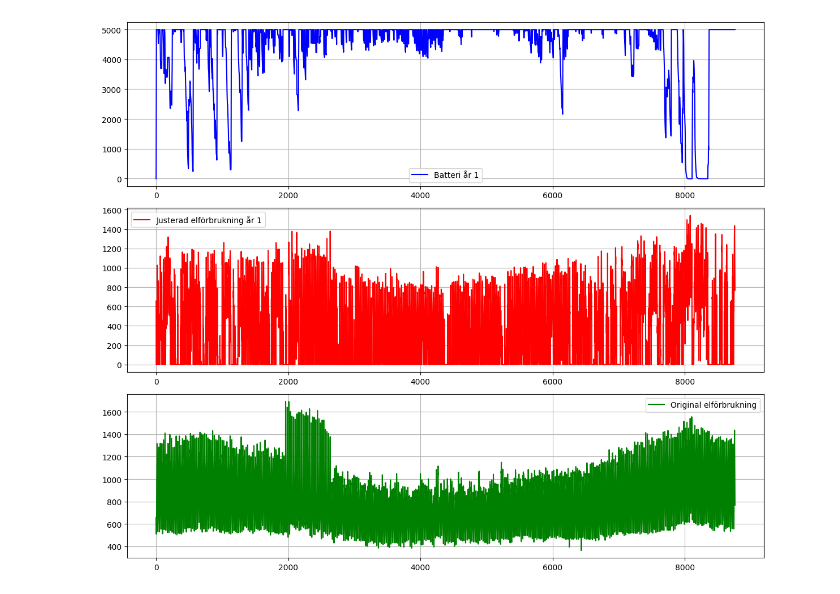
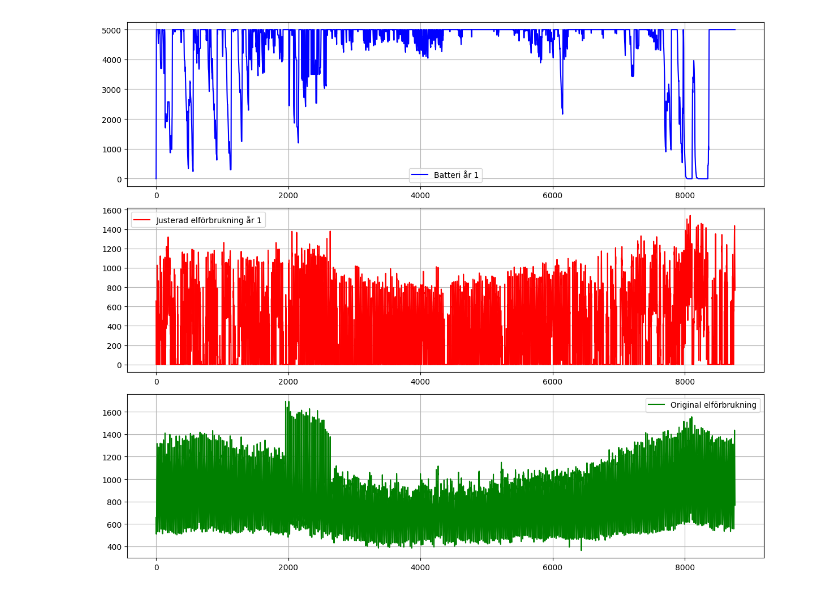
Before and after one commit to Jakobthuresson/Energigemenskaper, a Jupyter notebook: MergeJakob.ipynb, the cells around one changed output. Cells and saved outputs as stored; diff of their text form; code cells hidden in the pictures.

```diff
--- a/MergeJakob.ipynb
+++ b/MergeJakob.ipynb
@@ -104,7 +104,7 @@ for tid, prod, abk, spot in zip(Spotpris.index, Prod, ABK_list, Spot_list):
             faktor = 0.1  # Mjukare kapning vid normal efterfrågan
 
         if diff >= hög_efterfrågan_gräns:
-            energiFrånBatteri = min(batteriKapacitet * faktor, diff * faktor, maxFrånBatteri)
+            energiFrånBatteri = min(batteriKapacitet * faktor, maxFrånBatteri)
             batteriKapacitet -= energiFrånBatteri
             köpt_el = max(0, abk - energiFrånBatteri)
             elförbrukning.append(köpt_el)
@@ -234,4 +234,4 @@ Justerad elkostnad simulering: 6343539.399857087
-[figure, old version]
+[figure, new version]
 # %%
 import pandas as pd
 import matplotlib.pyplot as plt
```
Also changed, not shown: parts of 2 cells of this notebook, 2 other files.
